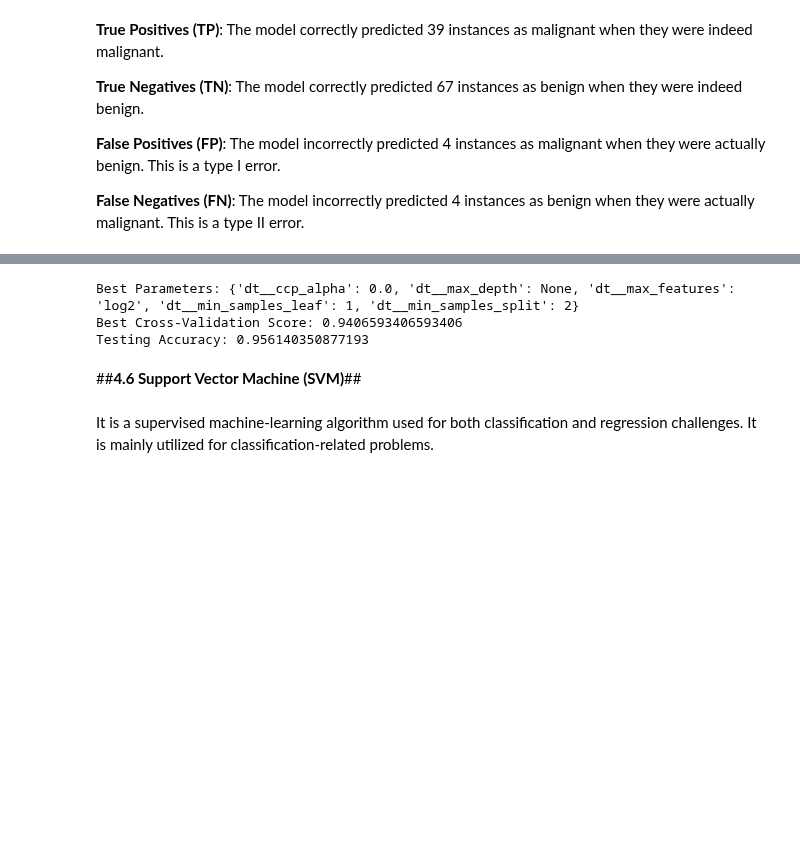
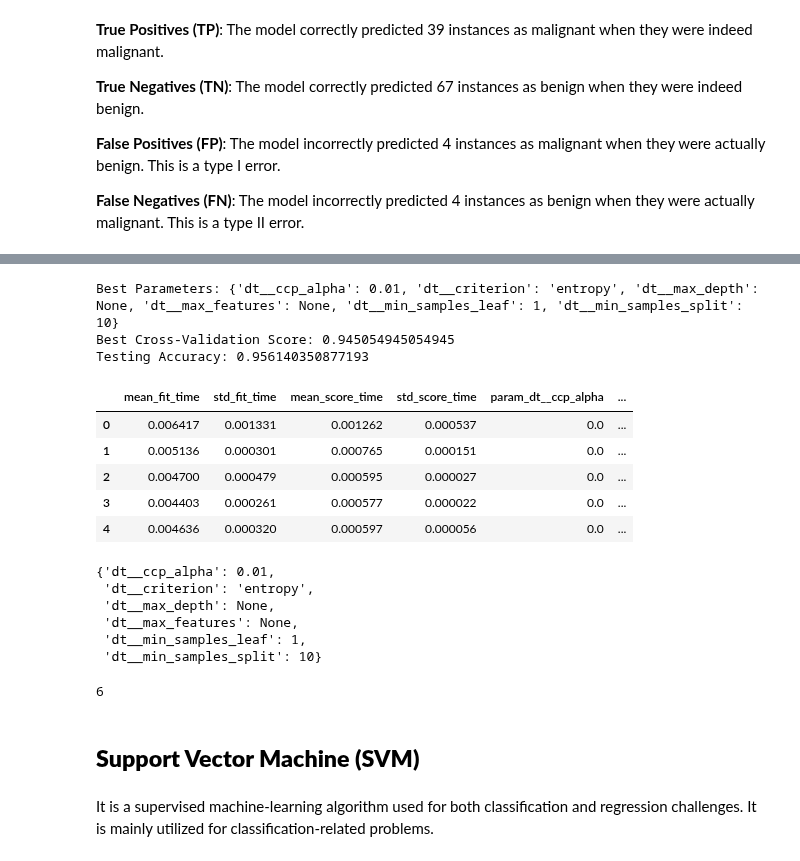
Before and after one commit to aninditadash/Introduction_to_machine_learning, a Jupyter notebook: 6.Supervised_Learning_Classification_1.ipynb, the cells around one changed output, grey strips where cells are left out. Saved outputs shown, nothing was run; the diff lists cells and outputs as text; code cells hidden in the pictures; blank space fills up the shorter version.

```diff
--- a/6.Supervised_Learning_Classification_1.ipynb
+++ b/6.Supervised_Learning_Classification_1.ipynb
@@ -1630,22 +1670,25 @@ The `param_grid` dictionary is used by `GridSearchCV` to perform an exhaustive s
 # %%
 from sklearn.model_selection import GridSearchCV
 
-pipeline = Pipeline([
+pipeline_dt = Pipeline([
     ('scaler', StandardScaler()),  # Standardize the data
     ('dt', DecisionTreeClassifier(random_state=42))  # Decision Tree classifier
 ])
 
 # Define the parameter grid for GridSearchCV
 param_grid = {
-    'dt__max_depth': [None, 10, 20, 30],
-    'dt__min_samples_split': [2, 5, 10],
-    'dt__min_samples_leaf': [1, 2, 4],
-    'dt__max_features': [None, 'sqrt', 'log2'],
-    'dt__ccp_alpha': [0.0, 0.01, 0.1]
+    'dt__max_depth': [None, 10, 20, 30],       # 4
+    'dt__min_samples_split': [2, 5, 10],       # 4
+    'dt__min_samples_leaf': [1, 2, 4],         # 3
+    'dt__max_features': [None, 'sqrt', 'log2'],# 3
+    'dt__ccp_alpha': [0.0, 0.01, 0.1],         # 3
+    'dt__criterion': ['gini', 'entropy']       # 2
 }
 
 # Initialize GridSearchCV
-grid_search = GridSearchCV(pipeline, param_grid, cv=5, scoring='accuracy')
+grid_search = GridSearchCV(pipeline_dt, param_grid, cv=5, scoring='accuracy')
+
+# Total number of times the tree will be formed and assessed will be (4 * 3 * 3 * 3 * 3 * 5) =  1620
 
 # Perform Grid Search
 grid_search.fit(x_train, y_train)
@@ -1655,17 +1698,45 @@ print(f"Best Parameters: {grid_search.best_params_}")
 print(f"Best Cross-Validation Score: {grid_search.best_score_}")
 
 # Predict on the testing set with the best estimator
-y_pred = grid_search.best_estimator_.predict(x_test)
+y_pred_test_dt = grid_search.best_estimator_.predict(x_test)
 
 # Calculate and print the testing accuracy
-testing_accuracy = accuracy_score(y_test, y_pred)
+testing_accuracy = accuracy_score(y_test, y_pred_test_dt)
 print(f"Testing Accuracy: {testing_accuracy}")
 # %% [output]
-Best Parameters: {'dt__ccp_alpha': 0.0, 'dt__max_depth': None, 'dt__max_features': 'log2', 'dt__min_samples_leaf': 1, 'dt__min_samples_split': 2}
-Best Cross-Validation Score: 0.9406593406593406
+Best Parameters: {'dt__ccp_alpha': 0.01, 'dt__criterion': 'entropy', 'dt__max_depth': None, 'dt__max_features': None, 'dt__min_samples_leaf': 1, 'dt__min_samples_split': 10}
+Best Cross-Validation Score: 0.945054945054945
 Testing Accuracy: 0.956140350877193
+# %%
+results = pd.DataFrame(grid_search.cv_results_)
+results.head()
+# %% [output]
+|  | mean_fit_time | std_fit_time | mean_score_time | std_score_time | param_dt__ccp_alpha | ... |
+| 0 | 0.006417 | 0.001331 | 0.001262 | 0.000537 | 0.0 | ... |
+| 1 | 0.005136 | 0.000301 | 0.000765 | 0.000151 | 0.0 | ... |
+| 2 | 0.004700 | 0.000479 | 0.000595 | 0.000027 | 0.0 | ... |
+| 3 | 0.004403 | 0.000261 | 0.000577 | 0.000022 | 0.0 | ... |
+| 4 | 0.004636 | 0.000320 | 0.000597 | 0.000056 | 0.0 | ... |
+# %%
+grid_search.best_params_
+# %% [output]
+{'dt__ccp_alpha': 0.01,
+ 'dt__criterion': 'entropy',
+ 'dt__max_depth': None,
+ 'dt__max_features': None,
+ 'dt__min_samples_leaf': 1,
+ 'dt__min_samples_split': 10}
+# %%
+best_pipeline = grid_search.best_estimator_
+
+best_tree = best_pipeline.named_steps['dt']
+
+tree_depth = best_tree.get_depth()
+tree_depth
+# %% [output]
+6
 # %% [markdown]
-##__4.6 Support Vector Machine (SVM)__##
+## __Support Vector Machine (SVM)__
 # %% [markdown]
 It is a supervised machine-learning algorithm used for both classification and regression challenges. It is mainly utilized for classification-related problems.
 # %% [markdown]
```
Also changed, not shown: parts of 64 cells of this notebook, 5 other files.
